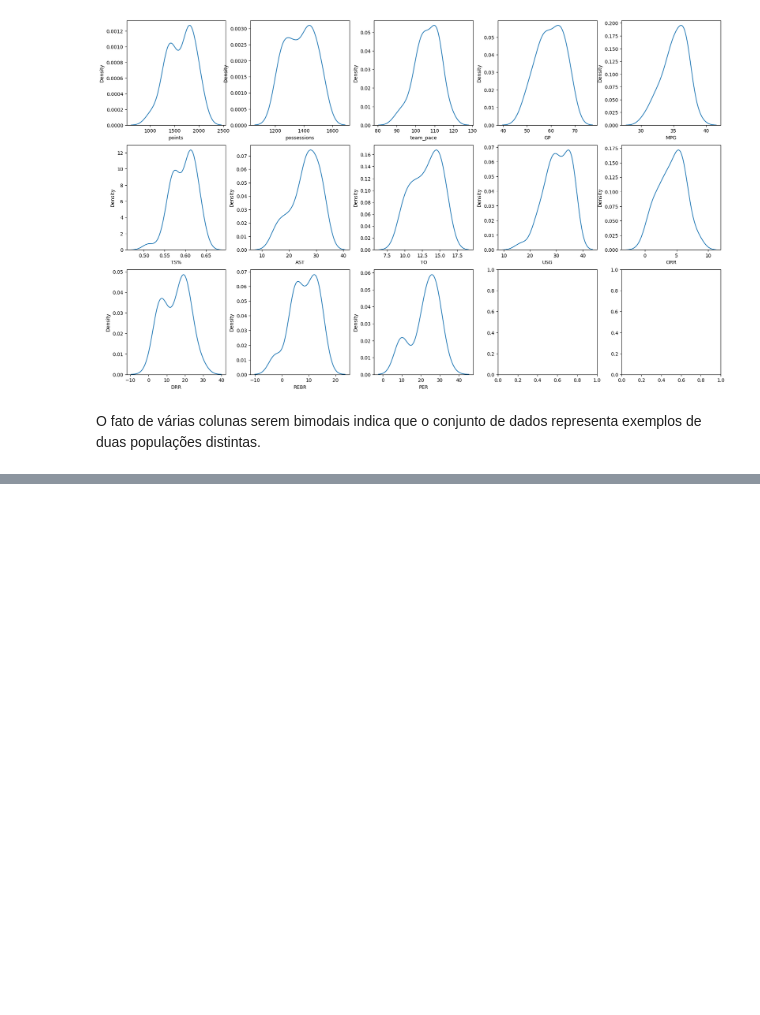
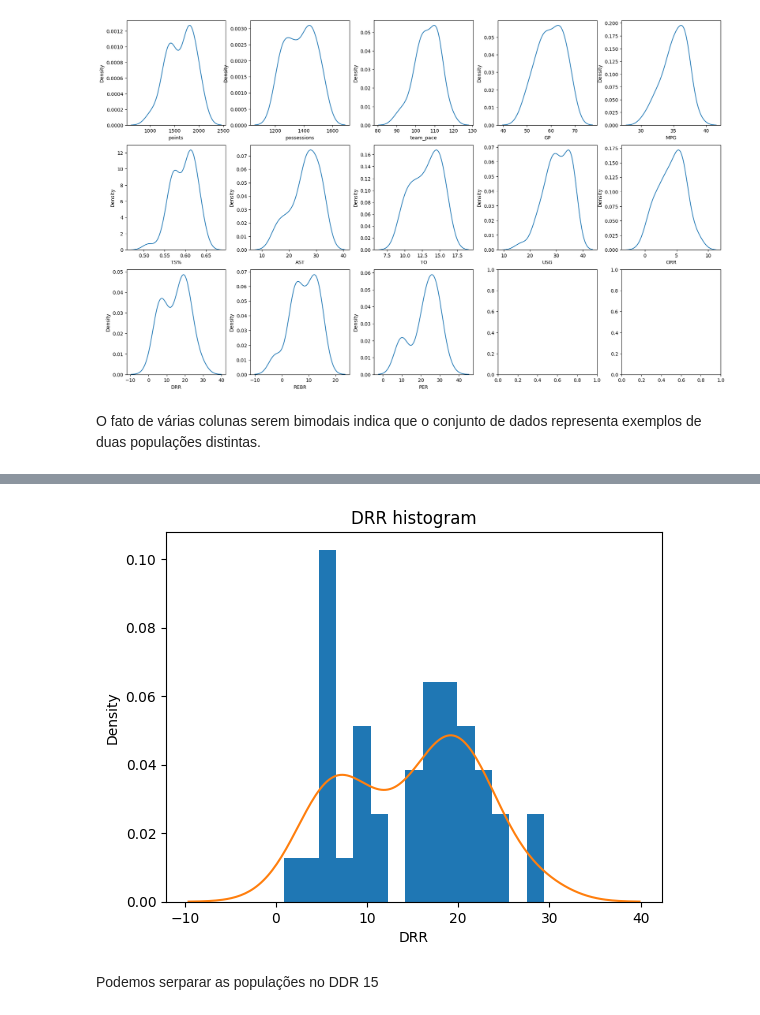
Before and after one commit to Luanog/Space_Jam_ANL, a Jupyter notebook: space-jam-anl.ipynb, the cells around one changed output, grey strips where cells are left out. Cells and saved outputs as stored; diff of their text form; code cells hidden in the pictures; blank space fills up the shorter version.

```diff
--- a/space-jam-anl.ipynb
+++ b/space-jam-anl.ipynb
@@ -345,0 +375,9 @@ O fato de várias colunas serem bimodais indica que o conjunto de dados represen
+# %%
+# KDE de  'DRR' sobre histograma.
+plt.hist(player_df['DRR'], density=True, bins=15)
+plt.title('DRR histogram')
+sns.kdeplot(player_df['DRR']);
+# %% [output]
+[figure, added]
+# %% [markdown]
+Podemos serparar as populações no DDR 15
```
Also changed, not shown: parts of 23 cells of this notebook.
